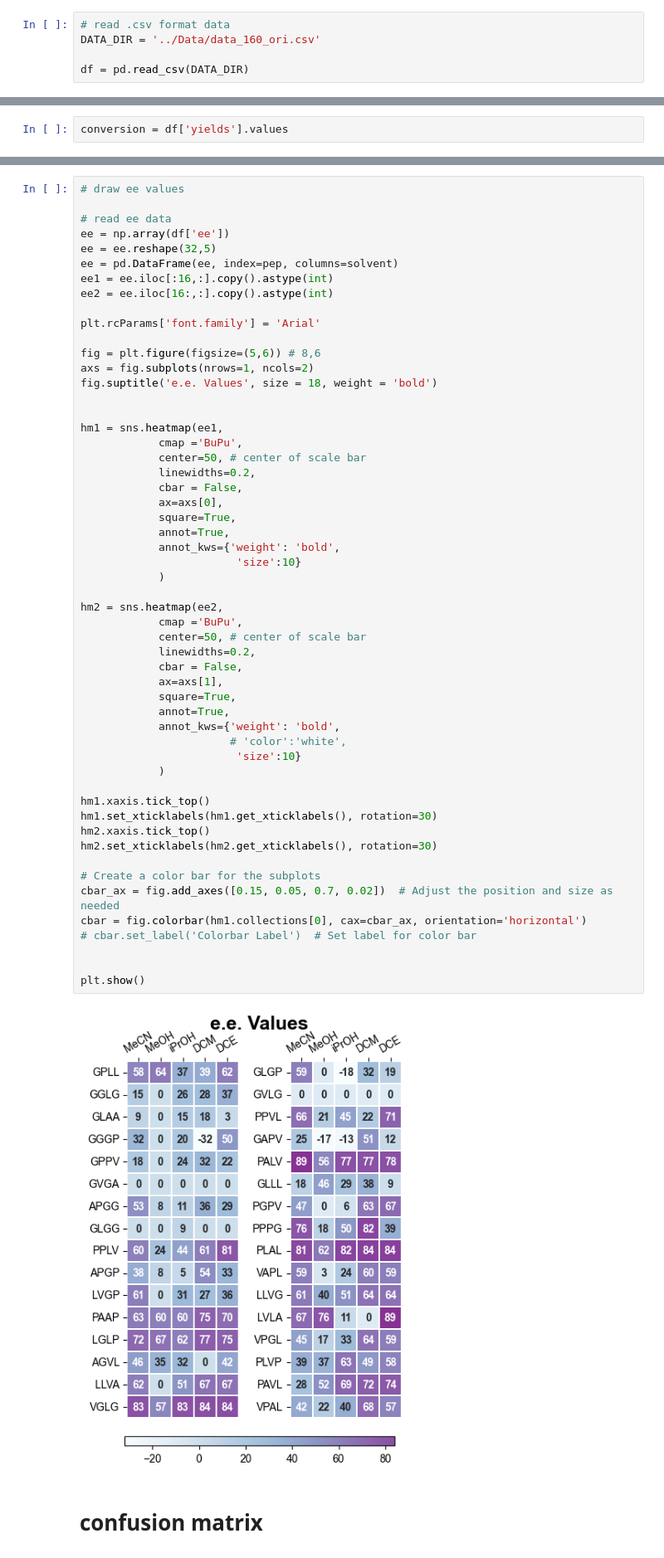
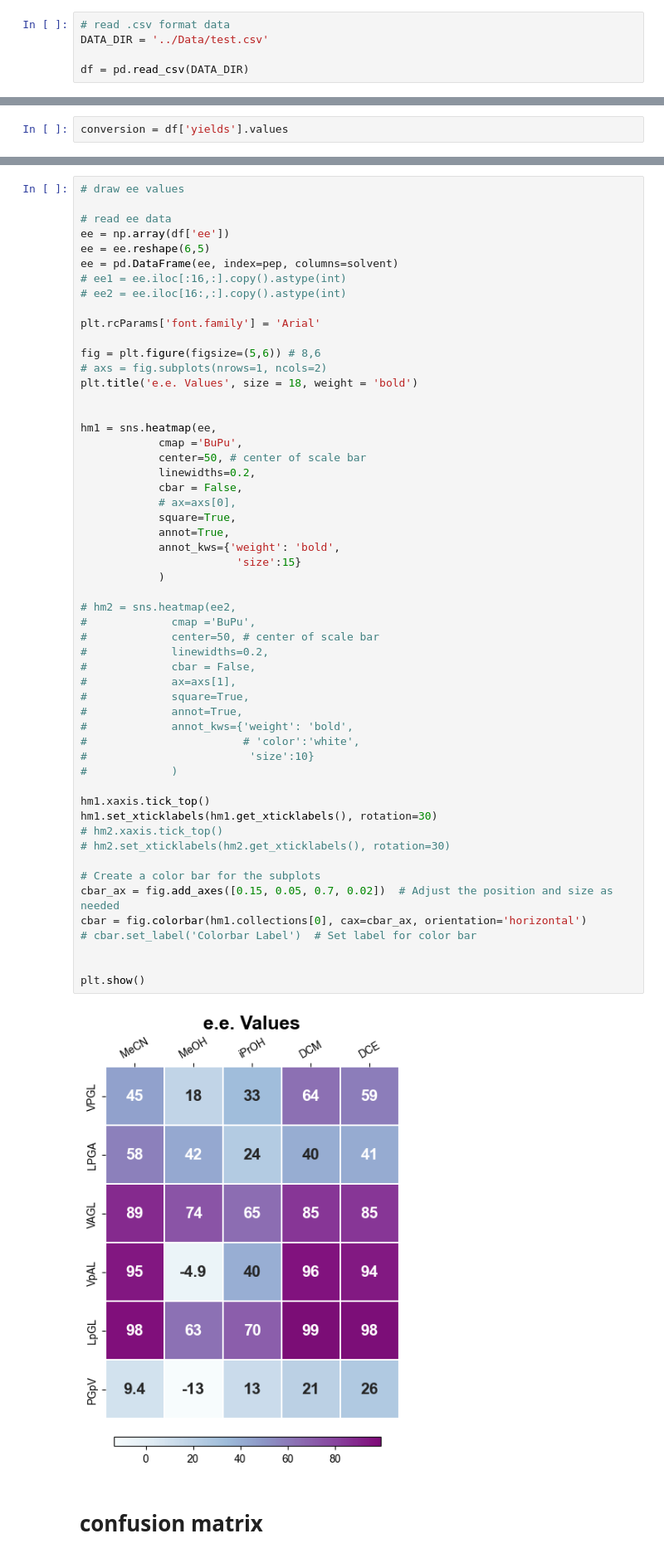
Before and after one commit to troy-lcy/HTE-Aldol-Peptides, a Jupyter notebook: HTE-Aldol/notebooks/visualize.ipynb, the cells around one changed output, grey strips where cells are left out. Shown at 83% size. Cells and saved outputs as stored; diff of their text form.

```diff
--- a/HTE-Aldol/notebooks/visualize.ipynb
+++ b/HTE-Aldol/notebooks/visualize.ipynb
@@ -5,7 +5,7 @@ import matplotlib.pyplot as plt
 import seaborn as sns
 # %%
 # read .csv format data
-DATA_DIR = '../Data/data_160_ori.csv'
+DATA_DIR = '../Data/test.csv'
 
 df = pd.read_csv(DATA_DIR)
 # %%
@@ -71,57 +71,57 @@ plt.show()
 
 # read ee data
 ee = np.array(df['ee'])
-ee = ee.reshape(32,5)
+ee = ee.reshape(6,5)
 ee = pd.DataFrame(ee, index=pep, columns=solvent)
-ee1 = ee.iloc[:16,:].copy().astype(int)
-ee2 = ee.iloc[16:,:].copy().astype(int)
+# ee1 = ee.iloc[:16,:].copy().astype(int)
+# ee2 = ee.iloc[16:,:].copy().astype(int)
 
 plt.rcParams['font.family'] = 'Arial'
 
 fig = plt.figure(figsize=(5,6)) # 8,6
-axs = fig.subplots(nrows=1, ncols=2)
-fig.suptitle('e.e. Values', size = 18, weight = 'bold')
+# axs = fig.subplots(nrows=1, ncols=2)
+plt.title('e.e. Values', size = 18, weight = 'bold')
 
 
-hm1 = sns.heatmap(ee1,
+hm1 = sns.heatmap(ee,
             cmap ='BuPu',
             center=50, # center of scale bar
             linewidths=0.2,
             cbar = False,
-            ax=axs[0],
+            # ax=axs[0],
             square=True,
             annot=True,
             annot_kws={'weight': 'bold',
-                        'size':10}
+                        'size':15}
             )
 
-hm2 = sns.heatmap(ee2,
-            cmap ='BuPu',
-            center=50, # center of scale bar
-            linewidths=0.2,
-            cbar = False,
-            ax=axs[1],
-            square=True,
-            annot=True,
-            annot_kws={'weight': 'bold',
-                       # 'color':'white',
-                        'size':10}
-            )
+# hm2 = sns.heatmap(ee2,
+#             cmap ='BuPu',
+#             center=50, # center of scale bar
+#             linewidths=0.2,
+#             cbar = False,
+#             ax=axs[1],
+#             square=True,
+#             annot=True,
+#             annot_kws={'weight': 'bold',
+#                        # 'color':'white',
+#                         'size':10}
+#             )
 
 hm1.xaxis.tick_top()
 hm1.set_xticklabels(hm1.get_xticklabels(), rotation=30)
-hm2.xaxis.tick_top()
-hm2.set_xticklabels(hm2.get_xticklabels(), rotation=30)
+# hm2.xaxis.tick_top()
+# hm2.set_xticklabels(hm2.get_xticklabels(), rotation=30)
 
 # Create a color bar for the subplots
 cbar_ax = fig.add_axes([0.15, 0.05, 0.7, 0.02])  # Adjust the position and size as needed
 cbar = fig.colorbar(hm1.collections[0], cax=cbar_ax, orientation='horizontal')
 # cbar.set_label('Colorbar Label')  # Set label for color bar
 
 
 plt.show()
 # %% [output]
-[figure, old version]
+[figure, new version]
 # %% [markdown]
 # confusion matrix
 # %%
```
Also changed, not shown: parts of 3 cells of this notebook, 24 other files.
